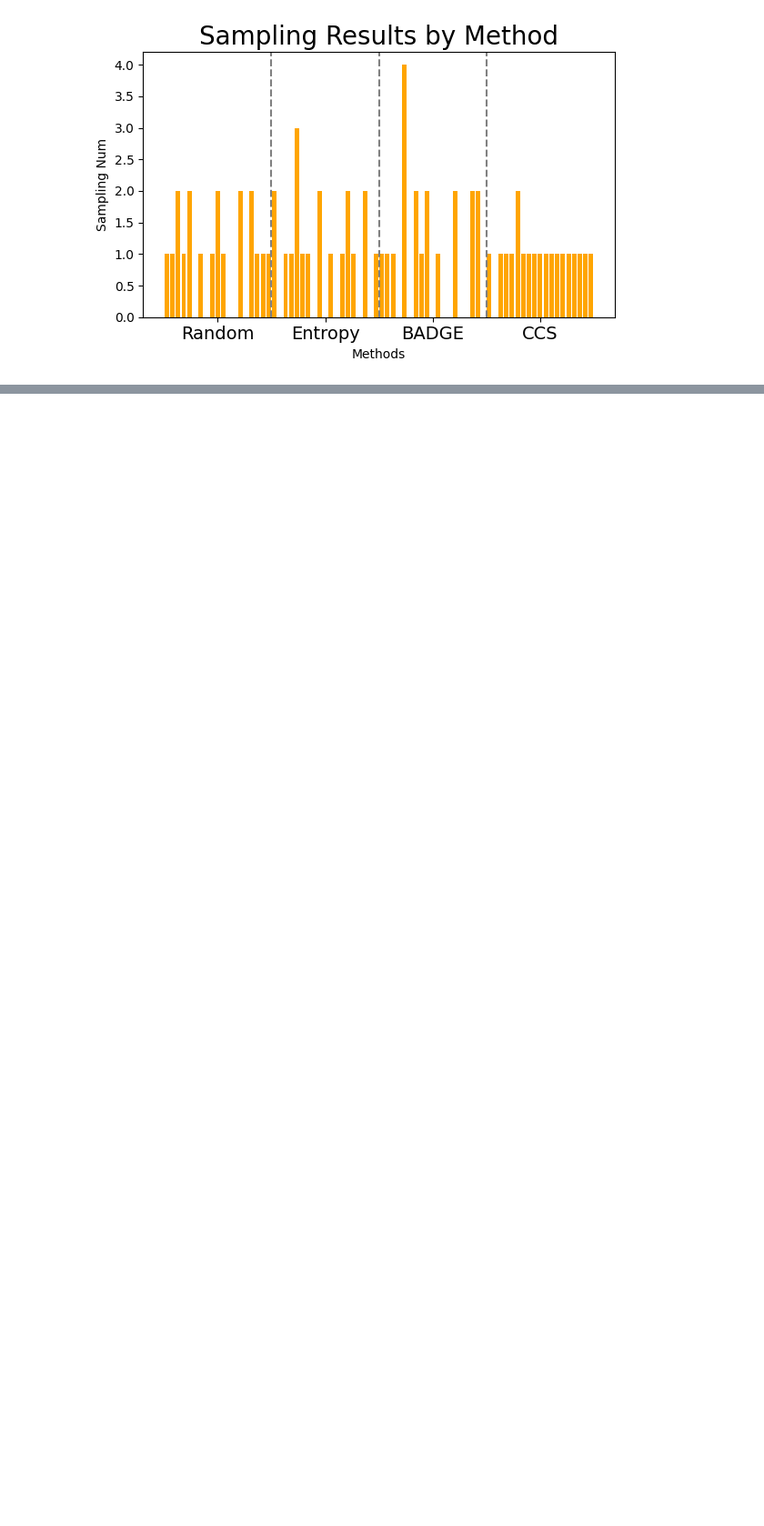
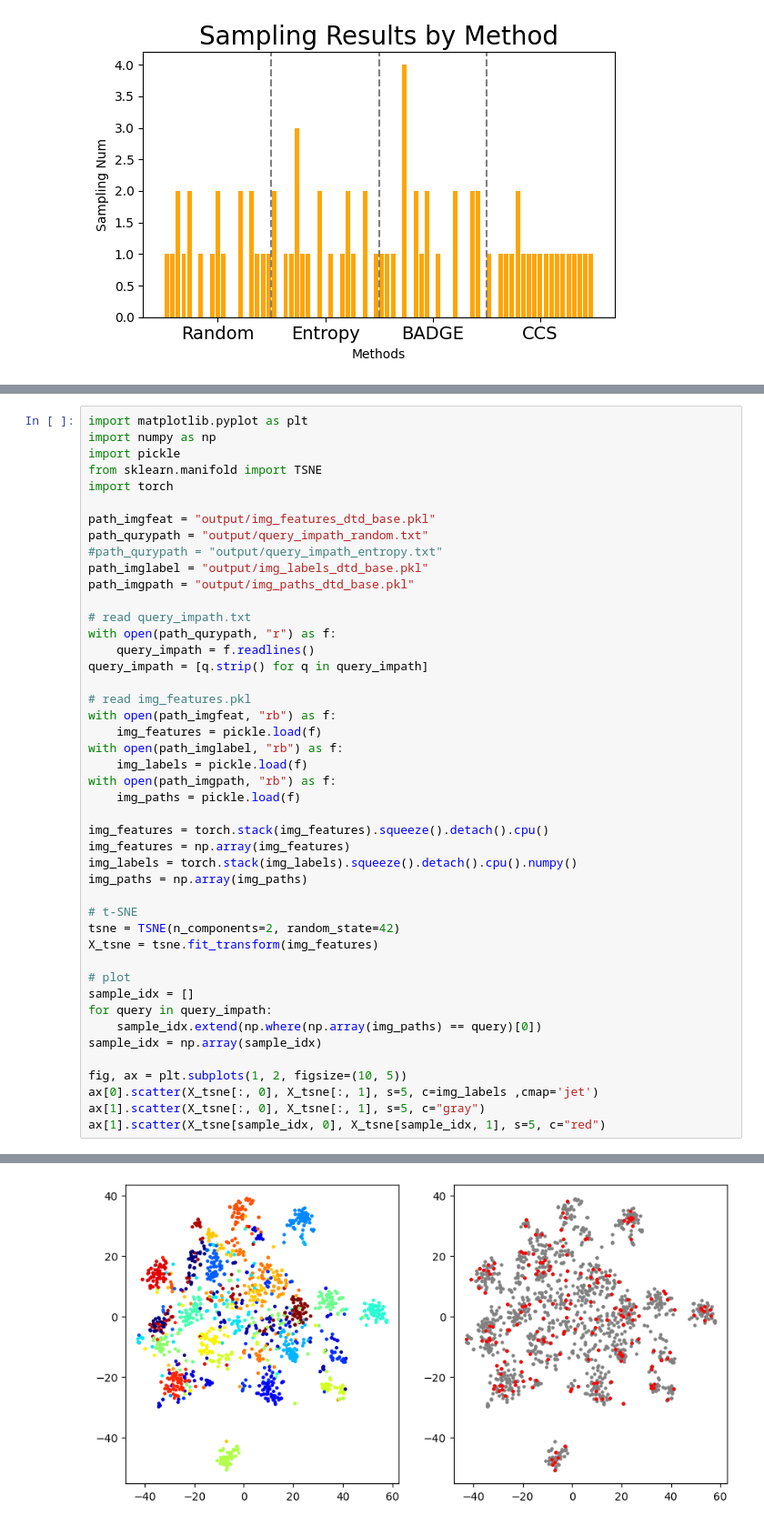
Before and after one commit to azukichunchun/pcb, a Jupyter notebook: analysis.ipynb, the cells around one changed output, grey strips where cells are left out. Shown at 91% size. Cells and saved outputs as stored; diff of their text form; blank space fills up the shorter version.

```diff
--- a/analysis.ipynb
+++ b/analysis.ipynb
@@ -423,0 +289,46 @@ plt.show()
+# %%
+import matplotlib.pyplot as plt
+import numpy as np
+import pickle
+from sklearn.manifold import TSNE
+import torch
+
+path_imgfeat = "output/img_features_dtd_base.pkl"
+path_qurypath = "output/query_impath_random.txt"
+#path_qurypath = "output/query_impath_entropy.txt"
+path_imglabel = "output/img_labels_dtd_base.pkl"
+path_imgpath = "output/img_paths_dtd_base.pkl"
+
+# read query_impath.txt
+with open(path_qurypath, "r") as f:
+    query_impath = f.readlines()
+query_impath = [q.strip() for q in query_impath]
+
+# read img_features.pkl
+with open(path_imgfeat, "rb") as f:
+    img_features = pickle.load(f)
+with open(path_imglabel, "rb") as f:
+    img_labels = pickle.load(f)
+with open(path_imgpath, "rb") as f:
+    img_paths = pickle.load(f)
+
+img_features = torch.stack(img_features).squeeze().detach().cpu()
+img_features = np.array(img_features)
+img_labels = torch.stack(img_labels).squeeze().detach().cpu().numpy()
+img_paths = np.array(img_paths)
+
+# t-SNE
+tsne = TSNE(n_components=2, random_state=42)
+X_tsne = tsne.fit_transform(img_features)
+
+# plot
+sample_idx = []
+for query in query_impath:
+    sample_idx.extend(np.where(np.array(img_paths) == query)[0])
+sample_idx = np.array(sample_idx)
+
+fig, ax = plt.subplots(1, 2, figsize=(10, 5))
+ax[0].scatter(X_tsne[:, 0], X_tsne[:, 1], s=5, c=img_labels ,cmap='jet')
+ax[1].scatter(X_tsne[:, 0], X_tsne[:, 1], s=5, c="gray")
+ax[1].scatter(X_tsne[sample_idx, 0], X_tsne[sample_idx, 1], s=5, c="red")
+# %% [output]
@@ -423,0 +336 @@ plt.show()
+[figure, added]
```
Also changed, not shown: parts of 6 cells of this notebook, 8 other files.
